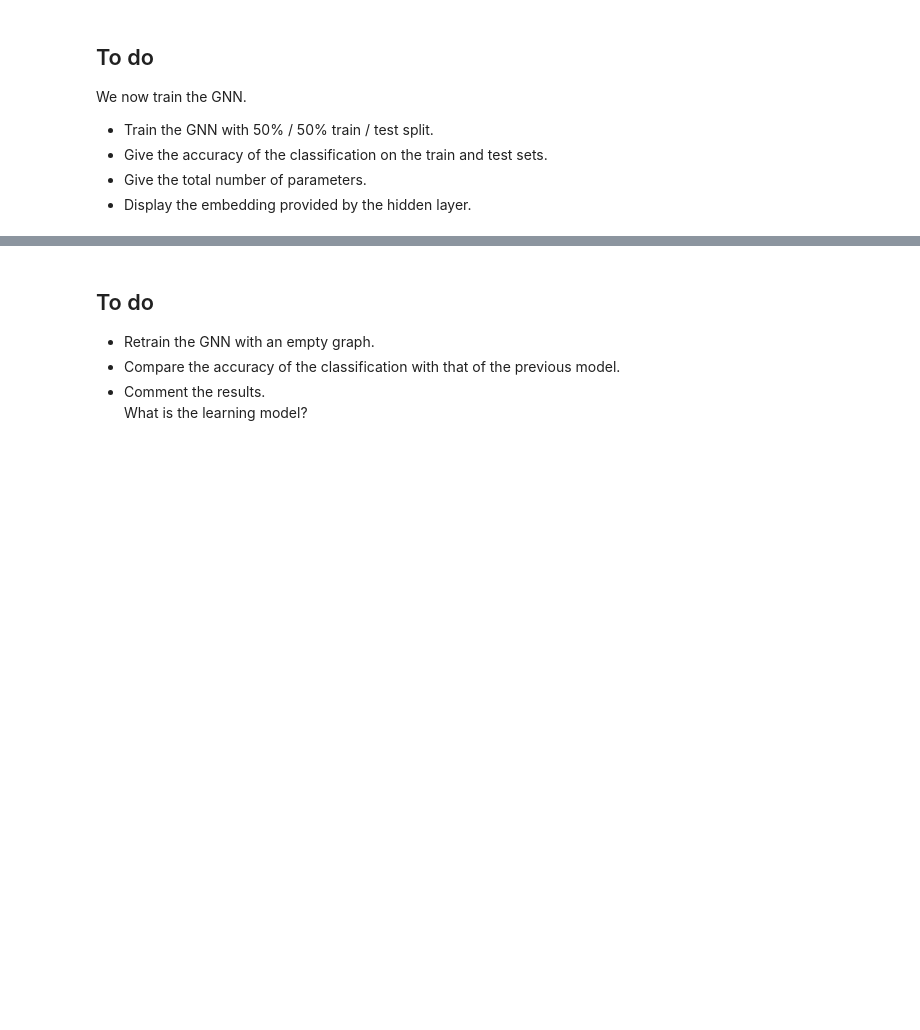
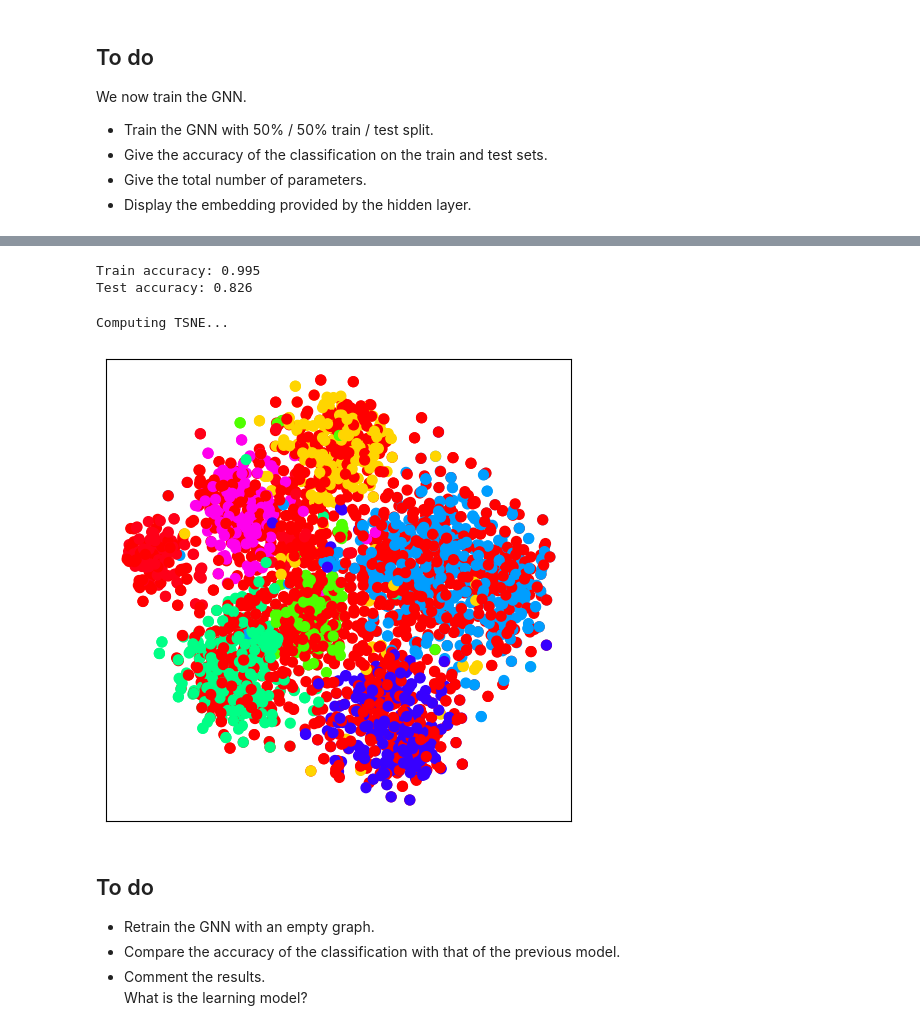
Before and after one commit to rafaela-pinheiro/SD212-Graph-Learning, a Jupyter notebook: 7 GNN/7-gnn.ipynb, the cells around one changed output, grey strips where cells are left out. Drawn from its saved outputs; the diff is of its cells as text; code cells hidden in the pictures; blank space fills up the shorter version.

```diff
--- a/7 GNN/7-gnn.ipynb
+++ b/7 GNN/7-gnn.ipynb
@@ -94,5 +122,21 @@ gnn.fit(adjacency, features, labels)
 # %%
 labels_pred = gnn.predict()
+# %%
+# accuracy on train and test sets
+train_acc = get_accuracy_score(labels_true[train_mask], labels_pred[train_mask])
+test_acc = get_accuracy_score(labels_true[test_mask], labels_pred[test_mask])
+print(f'Train accuracy: {train_acc:.3f}')
+print(f'Test accuracy: {test_acc:.3f}')
+# %% [output]
+Train accuracy: 0.995
+Test accuracy: 0.826
+# %%
+# display embedding from hidden layer
+embedding = gnn.layers[0].embedding
+visualize_embedding(embedding, labels)
+# %% [output]
+Computing TSNE...
+[figure, added]
 # %% [markdown]
 ## To do
 
```
Also changed, not shown: parts of 18 cells of this notebook.
